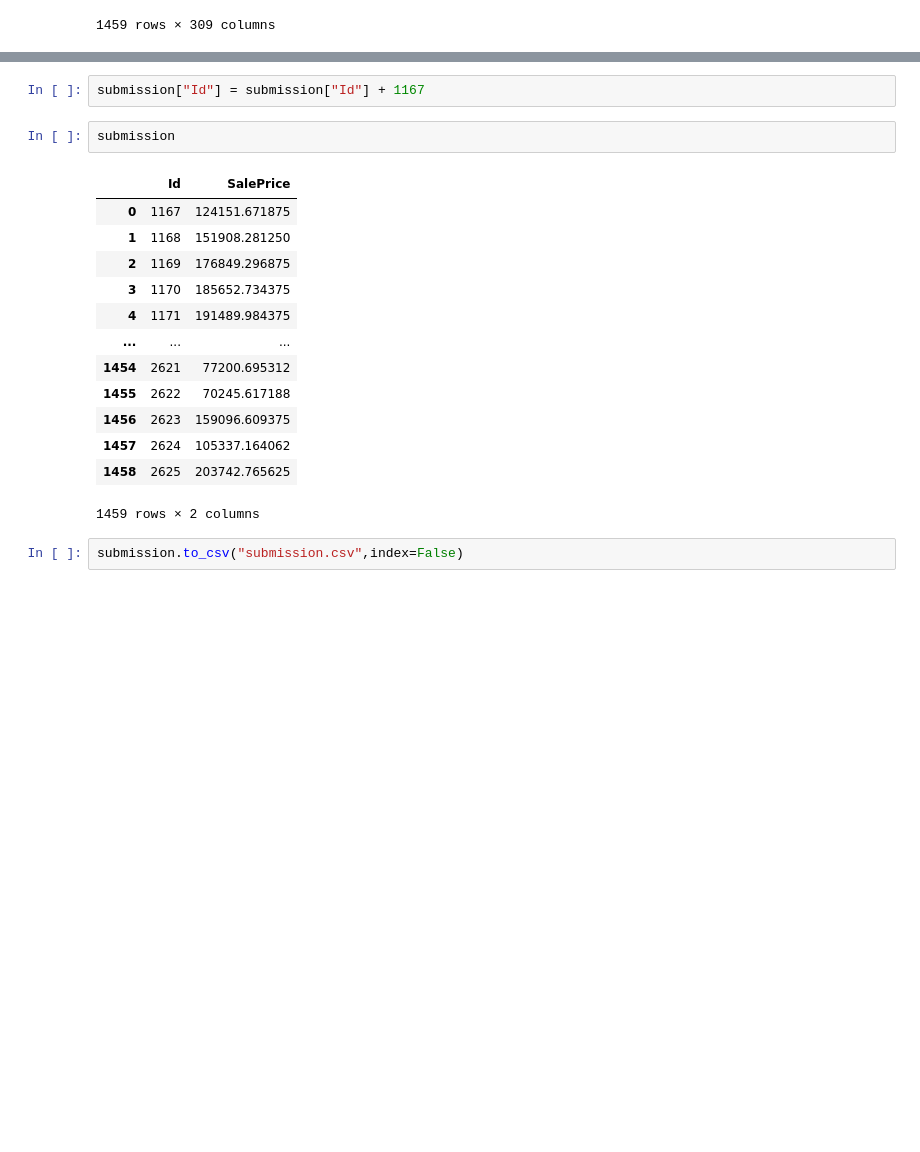
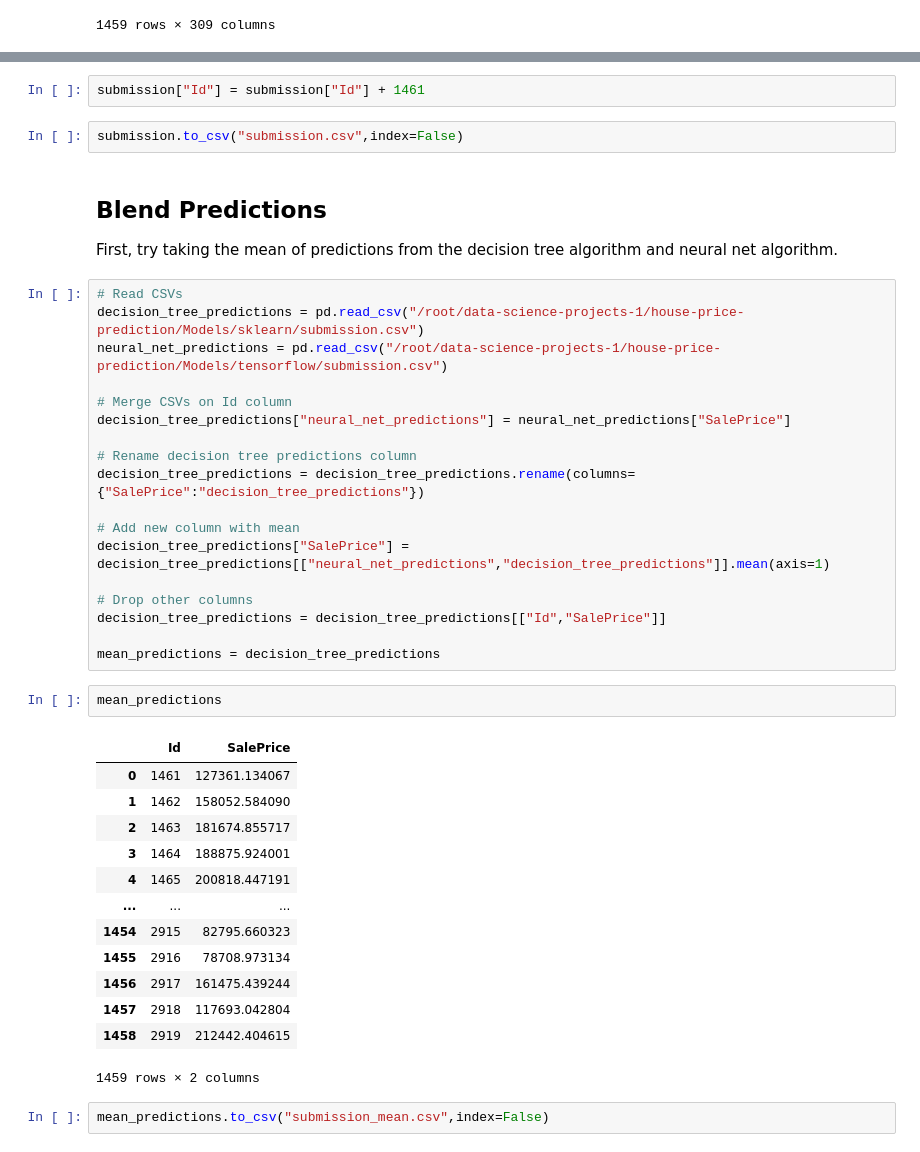
Before and after one commit to valencia21/data-science-projects, a Jupyter notebook: house-price-prediction/Models/tensorflow/tf_model_wrangling.ipynb, the cells around one changed output, grey strips where cells are left out. Saved outputs shown, nothing was run; the diff lists cells and outputs as text; blank space fills up the shorter version.

Commit message:
Adding blended predictions (mean)

```diff
--- a/house-price-prediction/Models/tensorflow/tf_model_wrangling.ipynb
+++ b/house-price-prediction/Models/tensorflow/tf_model_wrangling.ipynb
@@ -260,20 +255,44 @@ submission = pd.DataFrame(data=d, index=None)
 # %%
-submission["Id"] = submission["Id"] + 1167
+submission["Id"] = submission["Id"] + 1461
-# %%
-submission
-# %% [output]
-|  | Id | SalePrice |
-| 0 | 1167 | 124151.671875 |
-| 1 | 1168 | 151908.281250 |
-| 2 | 1169 | 176849.296875 |
-| 3 | 1170 | 185652.734375 |
-| 4 | 1171 | 191489.984375 |
-| ... | ... | ... |
-| 1454 | 2621 | 77200.695312 |
-| 1455 | 2622 | 70245.617188 |
-| 1456 | 2623 | 159096.609375 |
-| 1457 | 2624 | 105337.164062 |
-| 1458 | 2625 | 203742.765625 |
-1459 rows × 2 columns
 # %%
 submission.to_csv("submission.csv",index=False)
+# %% [markdown]
+## Blend Predictions
+
+First, try taking the mean of predictions from the decision tree algorithm and neural net algorithm.
+# %%
+# Read CSVs
+decision_tree_predictions = pd.read_csv("/root/data-science-projects-1/house-price-prediction/Models/sklearn/submission.csv")
+neural_net_predictions = pd.read_csv("/root/data-science-projects-1/house-price-prediction/Models/tensorflow/submission.csv")
+
+# Merge CSVs on Id column
+decision_tree_predictions["neural_net_predictions"] = neural_net_predictions["SalePrice"]
+
+# Rename decision tree predictions column
+decision_tree_predictions = decision_tree_predictions.rename(columns={"SalePrice":"decision_tree_predictions"})
+
+# Add new column with mean
+decision_tree_predictions["SalePrice"] = decision_tree_predictions[["neural_net_predictions","decision_tree_predictions"]].mean(axis=1)
+
+# Drop other columns
+decision_tree_predictions = decision_tree_predictions[["Id","SalePrice"]]
+
+mean_predictions = decision_tree_predictions
+# %%
+mean_predictions
+# %% [output]
+|  | Id | SalePrice |
+| 0 | 1461 | 127361.134067 |
+| 1 | 1462 | 158052.584090 |
+| 2 | 1463 | 181674.855717 |
+| 3 | 1464 | 188875.924001 |
+| 4 | 1465 | 200818.447191 |
+| ... | ... | ... |
+| 1454 | 2915 | 82795.660323 |
+| 1455 | 2916 | 78708.973134 |
+| 1456 | 2917 | 161475.439244 |
+| 1457 | 2918 | 117693.042804 |
+| 1458 | 2919 | 212442.404615 |
+1459 rows × 2 columns
+# %%
+mean_predictions.to_csv("submission_mean.csv",index=False)
```
Also changed, not shown: parts of 3 cells of this notebook, 1 other file.
